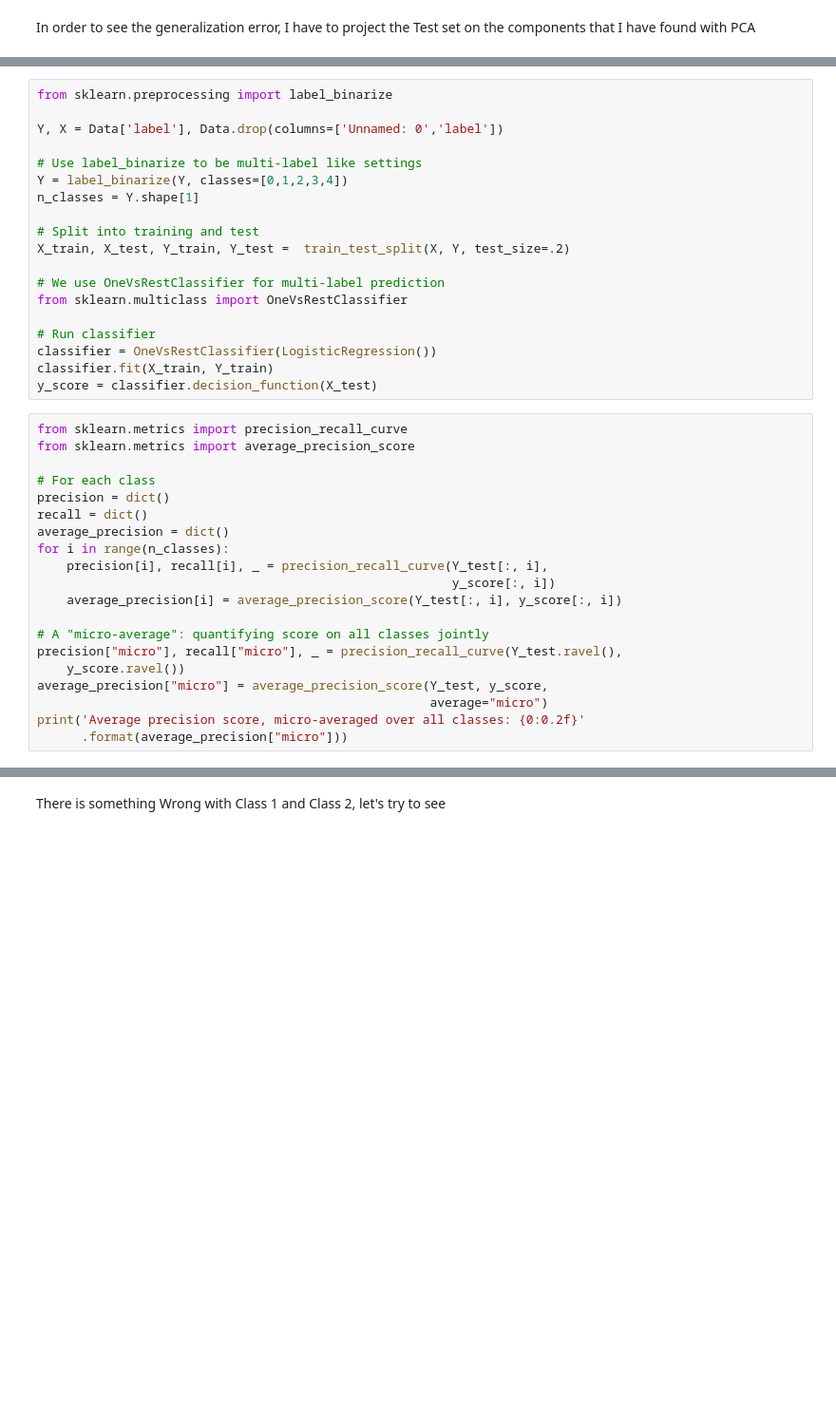
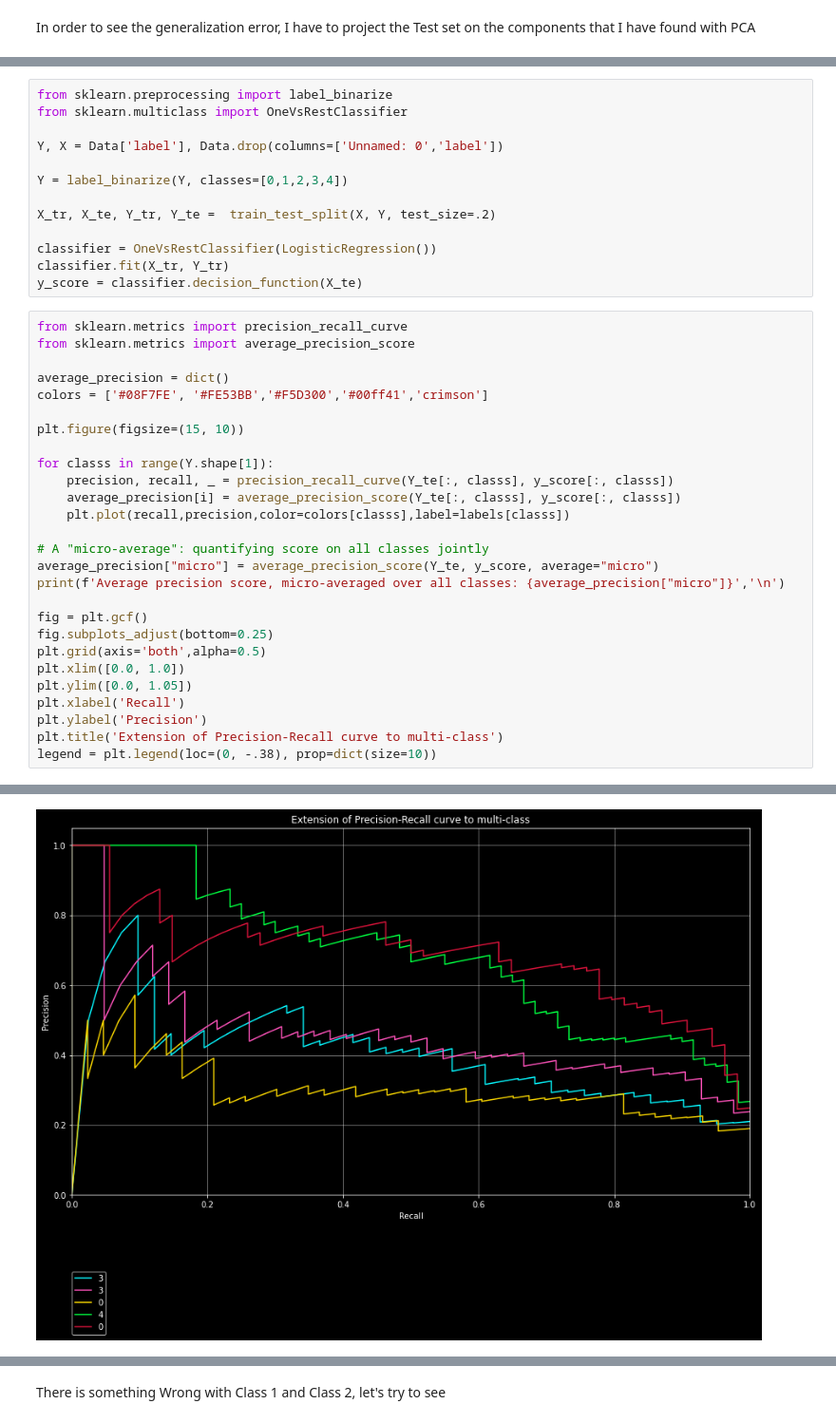
Before and after one commit to pietromarini00/30412-Classification-with-LogisticRegression, a Jupyter notebook: Pipeline.ipynb, the cells around one changed output, grey strips where cells are left out. Shown: that part at 95% size. Drawn from its saved outputs; the diff is of its cells as text; blank space fills up the shorter version.

```diff
--- a/Pipeline.ipynb
+++ b/Pipeline.ipynb
@@ -363,39 +359,41 @@ weighted avg       0.54      0.53      0.52       240
 # %%
 from sklearn.preprocessing import label_binarize
+from sklearn.multiclass import OneVsRestClassifier
 
 Y, X = Data['label'], Data.drop(columns=['Unnamed: 0','label'])
 
-# Use label_binarize to be multi-label like settings
 Y = label_binarize(Y, classes=[0,1,2,3,4])
-n_classes = Y.shape[1]
 
-# Split into training and test
-X_train, X_test, Y_train, Y_test =  train_test_split(X, Y, test_size=.2)
+X_tr, X_te, Y_tr, Y_te =  train_test_split(X, Y, test_size=.2)
 
-# We use OneVsRestClassifier for multi-label prediction
-from sklearn.multiclass import OneVsRestClassifier
-
-# Run classifier
 classifier = OneVsRestClassifier(LogisticRegression())
-classifier.fit(X_train, Y_train)
-y_score = classifier.decision_function(X_test)
+classifier.fit(X_tr, Y_tr)
+y_score = classifier.decision_function(X_te)
 # %%
 from sklearn.metrics import precision_recall_curve
 from sklearn.metrics import average_precision_score
 
-# For each class
-precision = dict()
-recall = dict()
 average_precision = dict()
-for i in range(n_classes):
-    precision[i], recall[i], _ = precision_recall_curve(Y_test[:, i],
-                                                        y_score[:, i])
-    average_precision[i] = average_precision_score(Y_test[:, i], y_score[:, i])
+colors = ['#08F7FE', '#FE53BB','#F5D300','#00ff41','crimson']
+
+plt.figure(figsize=(15, 10))
+
+for classs in range(Y.shape[1]):
+    precision, recall, _ = precision_recall_curve(Y_te[:, classs], y_score[:, classs])
+    average_precision[i] = average_precision_score(Y_te[:, classs], y_score[:, classs])
+    plt.plot(recall,precision,color=colors[classs],label=labels[classs])
 
 # A "micro-average": quantifying score on all classes jointly
-precision["micro"], recall["micro"], _ = precision_recall_curve(Y_test.ravel(),
-    y_score.ravel())
-average_precision["micro"] = average_precision_score(Y_test, y_score,
-                                                     average="micro")
-print('Average precision score, micro-averaged over all classes: {0:0.2f}'
-      .format(average_precision["micro"]))
+average_precision["micro"] = average_precision_score(Y_te, y_score, average="micro")
+print(f'Average precision score, micro-averaged over all classes: {average_precision["micro"]}','\n')
+
+fig = plt.gcf()
+fig.subplots_adjust(bottom=0.25)
+plt.grid(axis='both',alpha=0.5)
+plt.xlim([0.0, 1.0])
+plt.ylim([0.0, 1.05])
+plt.xlabel('Recall')
+plt.ylabel('Precision')
+plt.title('Extension of Precision-Recall curve to multi-class')
+legend = plt.legend(loc=(0, -.38), prop=dict(size=10))
+# %% [output]
@@ -401,0 +401 @@ print('Average precision score, micro-averaged over all classes: {0:0.2f}'
+[figure, added]
```
Also changed, not shown: parts of 25 cells of this notebook.
